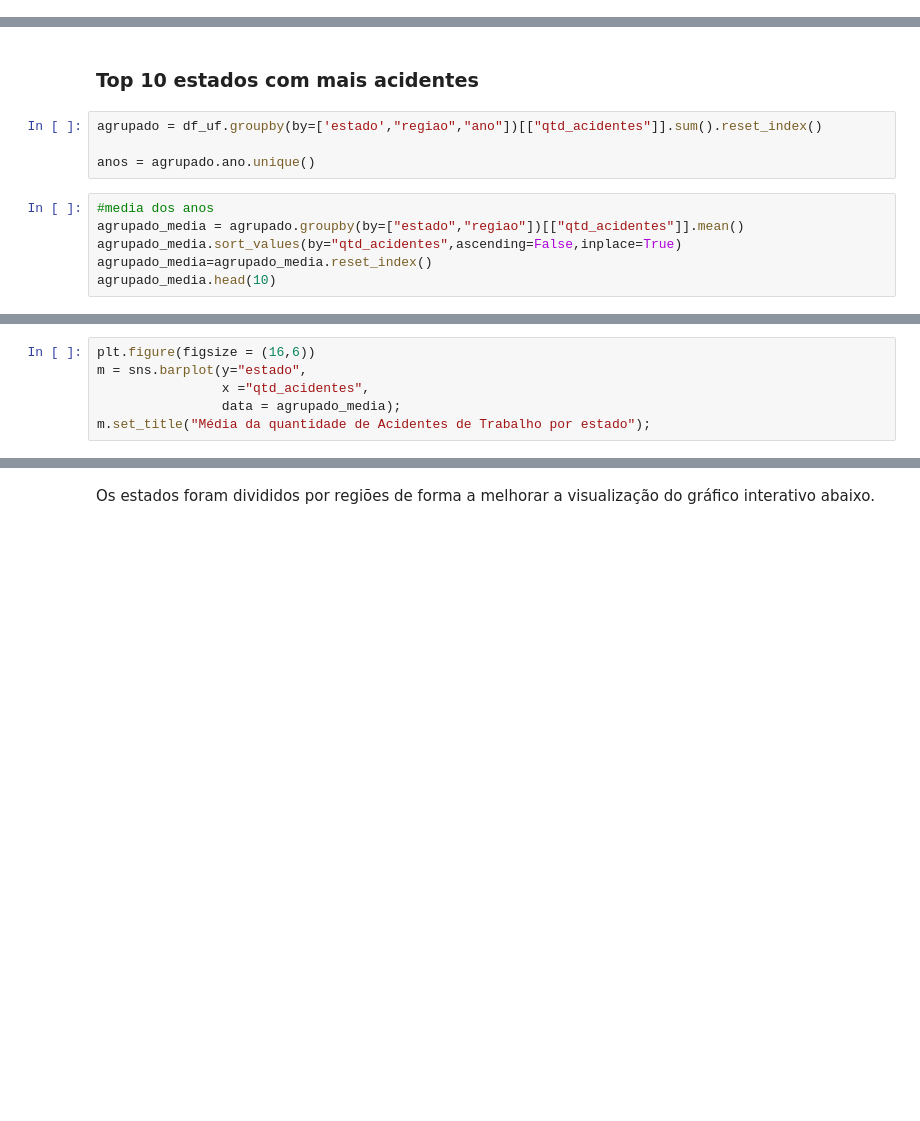
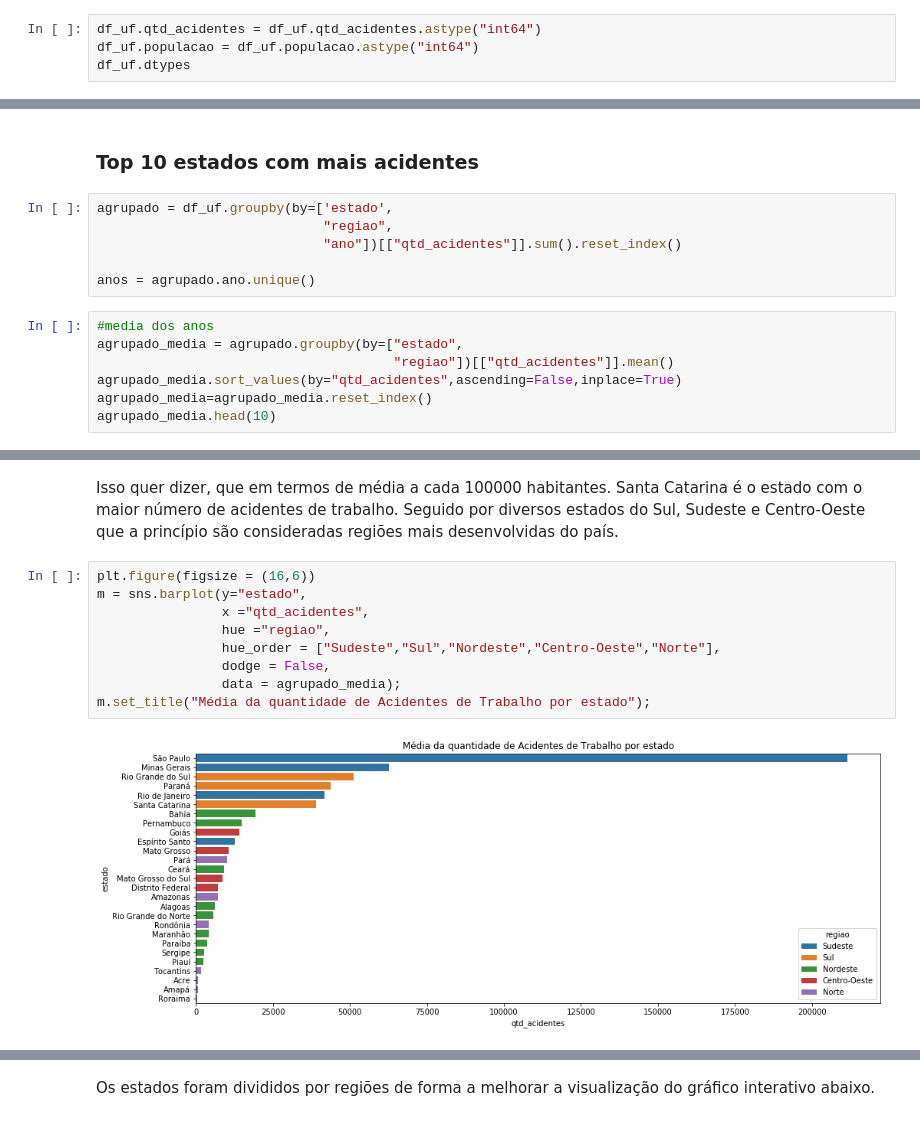
Before and after one commit to lorransr/CAT, a Jupyter notebook: Acidentes_de_Trabalho.ipynb, the cells around one changed output, grey strips where cells are left out. Drawn from its saved outputs; the diff is of its cells as text; blank space fills up the shorter version.

```diff
--- a/Acidentes_de_Trabalho.ipynb
+++ b/Acidentes_de_Trabalho.ipynb
@@ -288,0 +269,4 @@ df_uf.tail()
+# %%
+df_uf.qtd_acidentes = df_uf.qtd_acidentes.astype("int64")
+df_uf.populacao = df_uf.populacao.astype("int64")
+df_uf.dtypes
@@ -309,12 +317,15 @@ Os dados estão destribuidos em 5 regiões. A região do nordeste é a mais repr
 # %% [markdown]
 ###  Top 10 estados com mais acidentes
 # %%
-agrupado = df_uf.groupby(by=['estado',"regiao","ano"])[["qtd_acidentes"]].sum().reset_index()
+agrupado = df_uf.groupby(by=['estado',
+                             "regiao",
+                             "ano"])[["qtd_acidentes"]].sum().reset_index()
 
 anos = agrupado.ano.unique()
 # %%
 #media dos anos
-agrupado_media = agrupado.groupby(by=["estado","regiao"])[["qtd_acidentes"]].mean()
+agrupado_media = agrupado.groupby(by=["estado",
+                                      "regiao"])[["qtd_acidentes"]].mean()
 agrupado_media.sort_values(by="qtd_acidentes",ascending=False,inplace=True)
 agrupado_media=agrupado_media.reset_index()
 agrupado_media.head(10)
@@ -323,6 +372,13 @@ Mais uma vez São Paulo se mostra como grande outlier da massa de dados. Na verd
+# %% [markdown]
+Isso quer dizer, que em termos de média a cada 100000 habitantes. Santa Catarina é o estado com o maior número de acidentes de trabalho. Seguido por diversos estados do Sul, Sudeste e Centro-Oeste que a princípio são consideradas regiões mais desenvolvidas do país.
 # %%
 plt.figure(figsize = (16,6))
 m = sns.barplot(y="estado",
                 x ="qtd_acidentes",
+                hue ="regiao",
+                hue_order = ["Sudeste","Sul","Nordeste","Centro-Oeste","Norte"],
+                dodge = False,
                 data = agrupado_media);
 m.set_title("Média da quantidade de Acidentes de Trabalho por estado");
+# %% [output]
+[figure, added]
```
Also changed, not shown: parts of 57 cells of this notebook.
